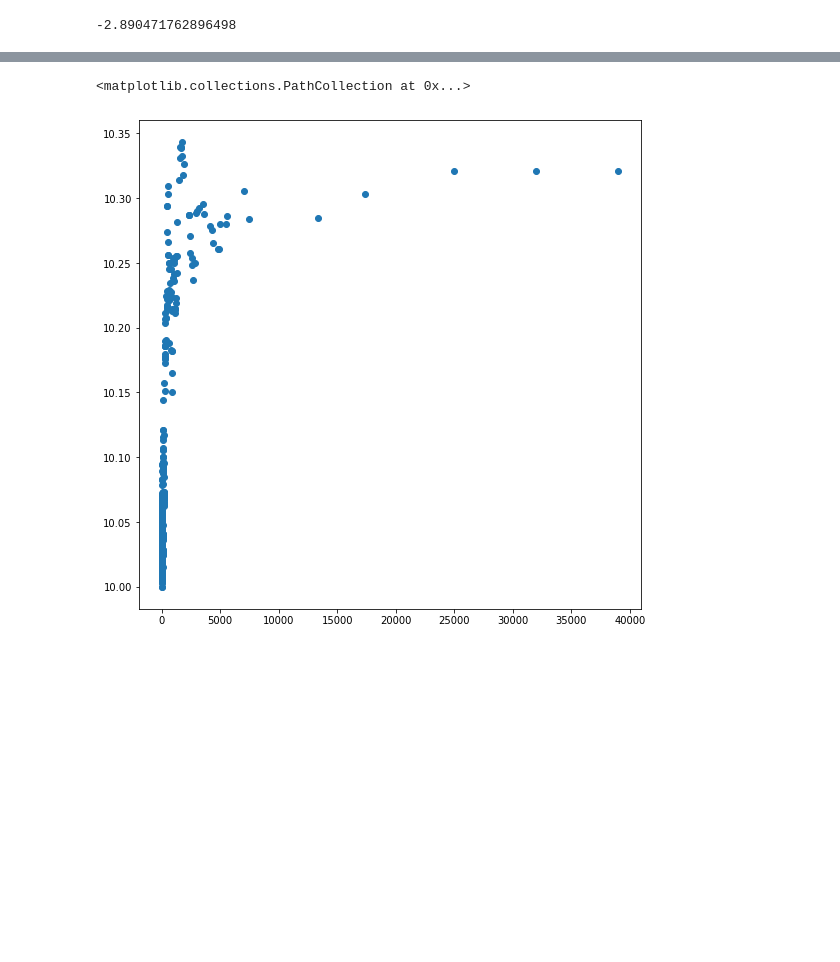
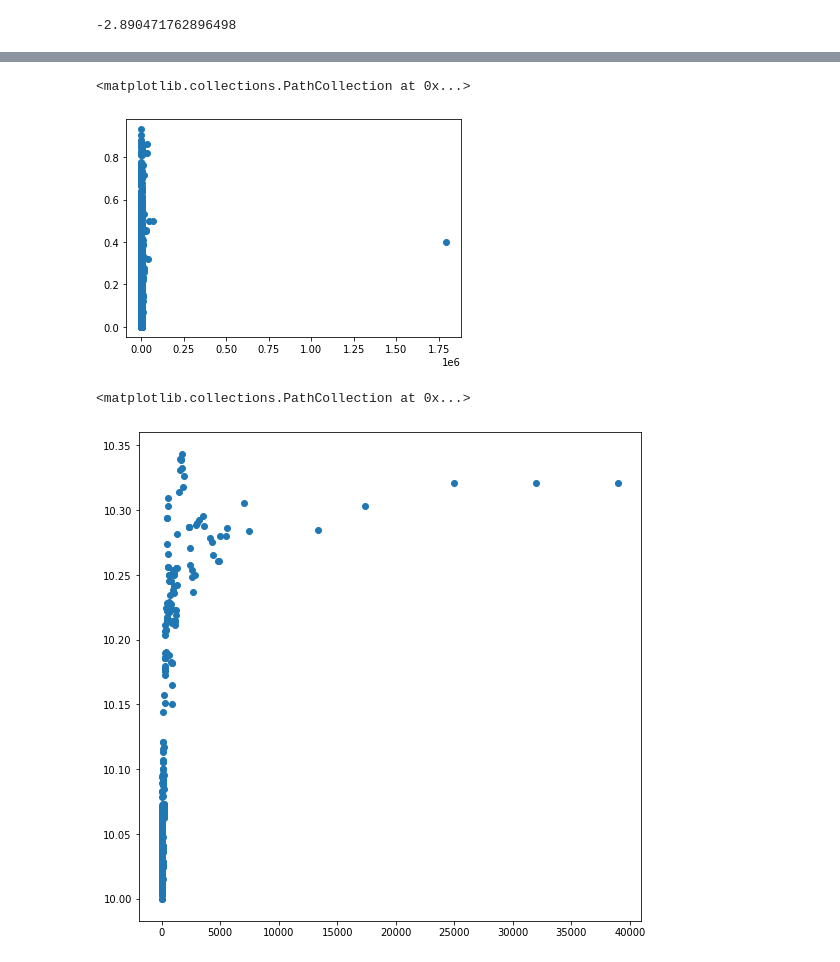
Before and after one commit to jbravo87/blog-projects, a Jupyter notebook: exoplanet_data_notebook.ipynb, the cells around one changed output, grey strips where cells are left out. Drawn from its saved outputs; the diff is of its cells as text; code cells hidden in the pictures; blank space fills up the shorter version.

```diff
--- a/exoplanet_data_notebook.ipynb
+++ b/exoplanet_data_notebook.ipynb
@@ -286,3 +293,8 @@ np.log(0.055550)
+# %%
+plt.scatter(orbper, eccen)
+# %% [output]
+<matplotlib.collections.PathCollection at 0x...>
+[figure, added]
 # %%
 # Following to 'unscale' the fitted data
 # The y-values are the actual test data.
```
Also changed, not shown: parts of 113 cells of this notebook.
